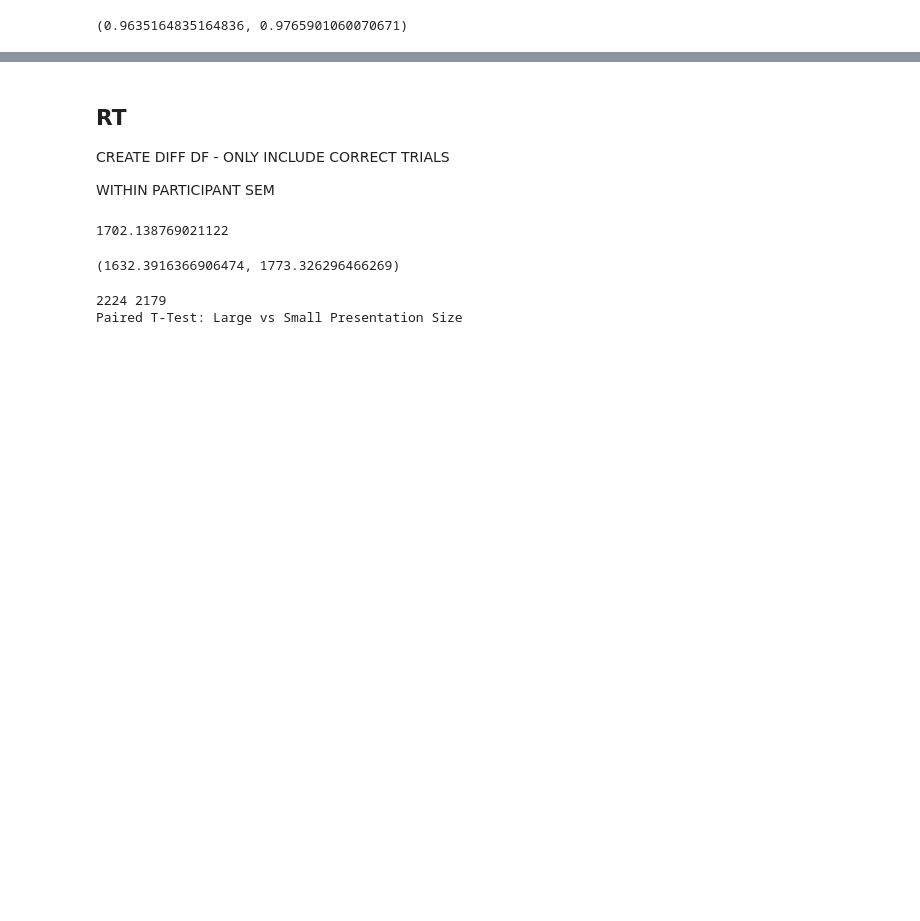
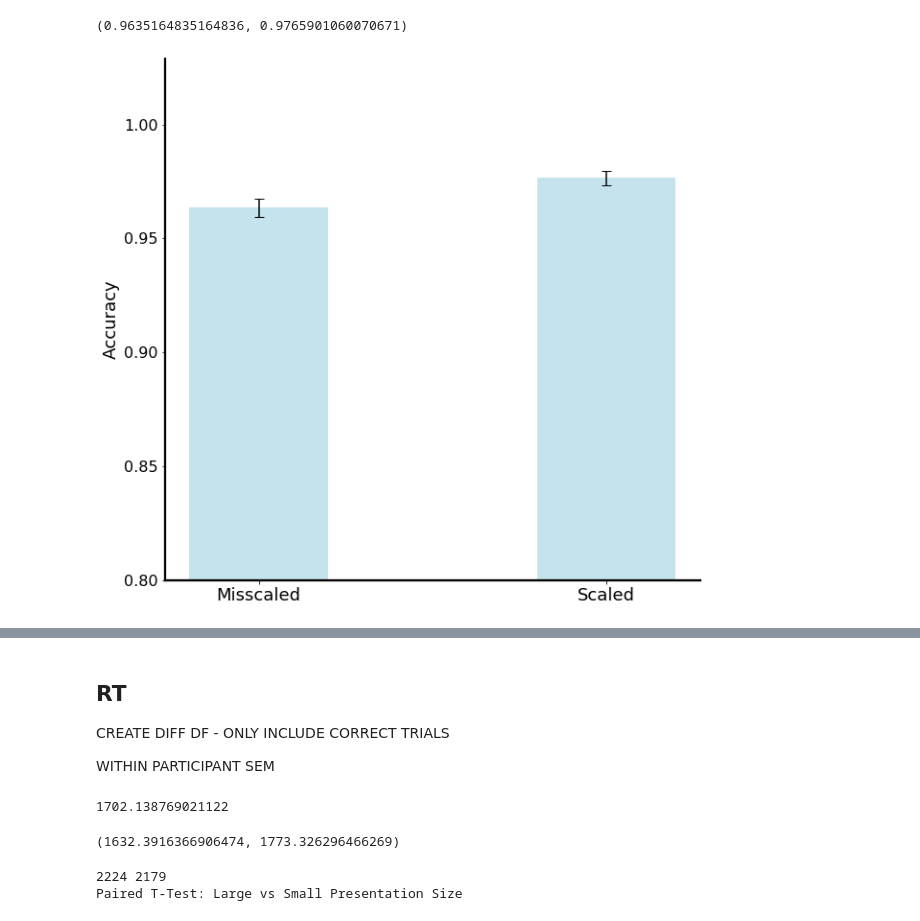
Before and after one commit to prachimahab/object_scene_scaling, a Jupyter notebook: analysis_e5v2.ipynb, the cells around one changed output, grey strips where cells are left out. Cells and saved outputs as stored; diff of their text form; code cells hidden in the pictures; blank space fills up the shorter version.

```diff
--- a/analysis_e5v2.ipynb
+++ b/analysis_e5v2.ipynb
@@ -412,6 +446,35 @@ scaled = scaled_zo.append(scaled_zi)
 misscaled_acc = np.sum(np.array(misscaled['accuracy']))/len(np.array(misscaled['accuracy']))
 scaled_acc = np.sum(np.array(scaled['accuracy']))/len(np.array(scaled['accuracy']))
 
+misscaled_acc_sem = np.std(np.array(misscaled['accuracy']))/np.sqrt(len(np.array(misscaled['accuracy'])))
+scaled_acc_sem = np.std(np.array(scaled['accuracy']))/np.sqrt(len(np.array(scaled['accuracy'])))
+
+
 misscaled_acc, scaled_acc
 # %% [output]
 (0.9635164835164836, 0.9765901060070671)
+# %%
+fig, ax = plt.subplots(figsize=[10,10])
+ax.spines['right'].set_visible(False)
+ax.spines['top'].set_visible(False)
+for axis in ['bottom','left']:
+    ax.spines[axis].set_linewidth(2.3)
+
+# creating the dataset
+data = {'Misscaled':misscaled_acc, 'Scaled':scaled_acc}
+
+courses = list(data.keys())
+values = list(data.values())
+
+# creating the bar plot
+plt.bar(courses, values, color ='lightblue', alpha=0.7,
+        width = 0.4, yerr=[misscaled_acc_sem, scaled_acc_sem], capsize=5)
+
+
+plt.xticks(fontsize=18)
+plt.yticks(fontsize=16)
+plt.ylim(0.8)
+plt.ylabel("Accuracy", fontsize=18)
+plt.show()
+# %% [output]
+[figure, added]
```
Also changed, not shown: parts of 31 cells of this notebook, 3 other files.
